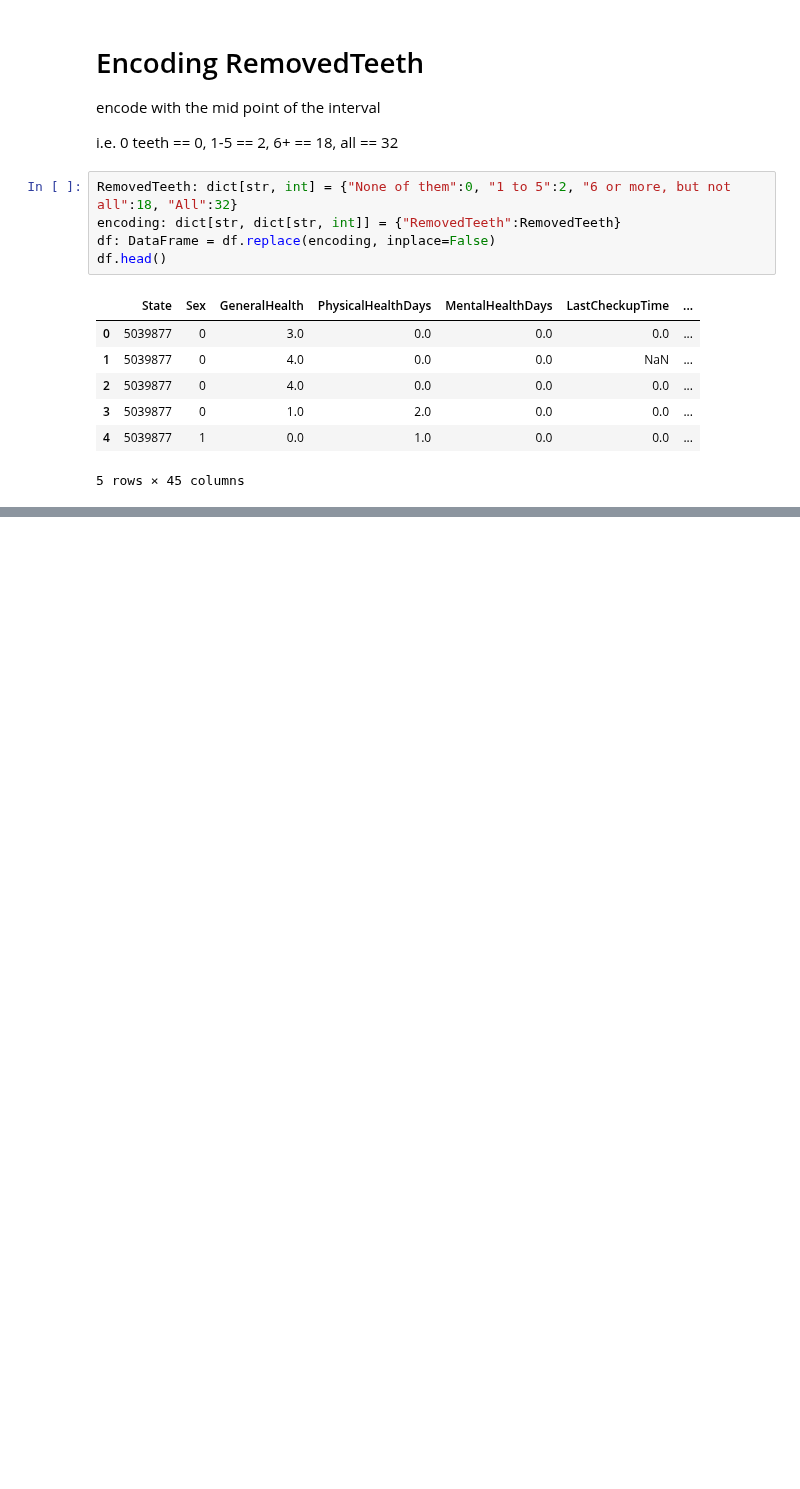
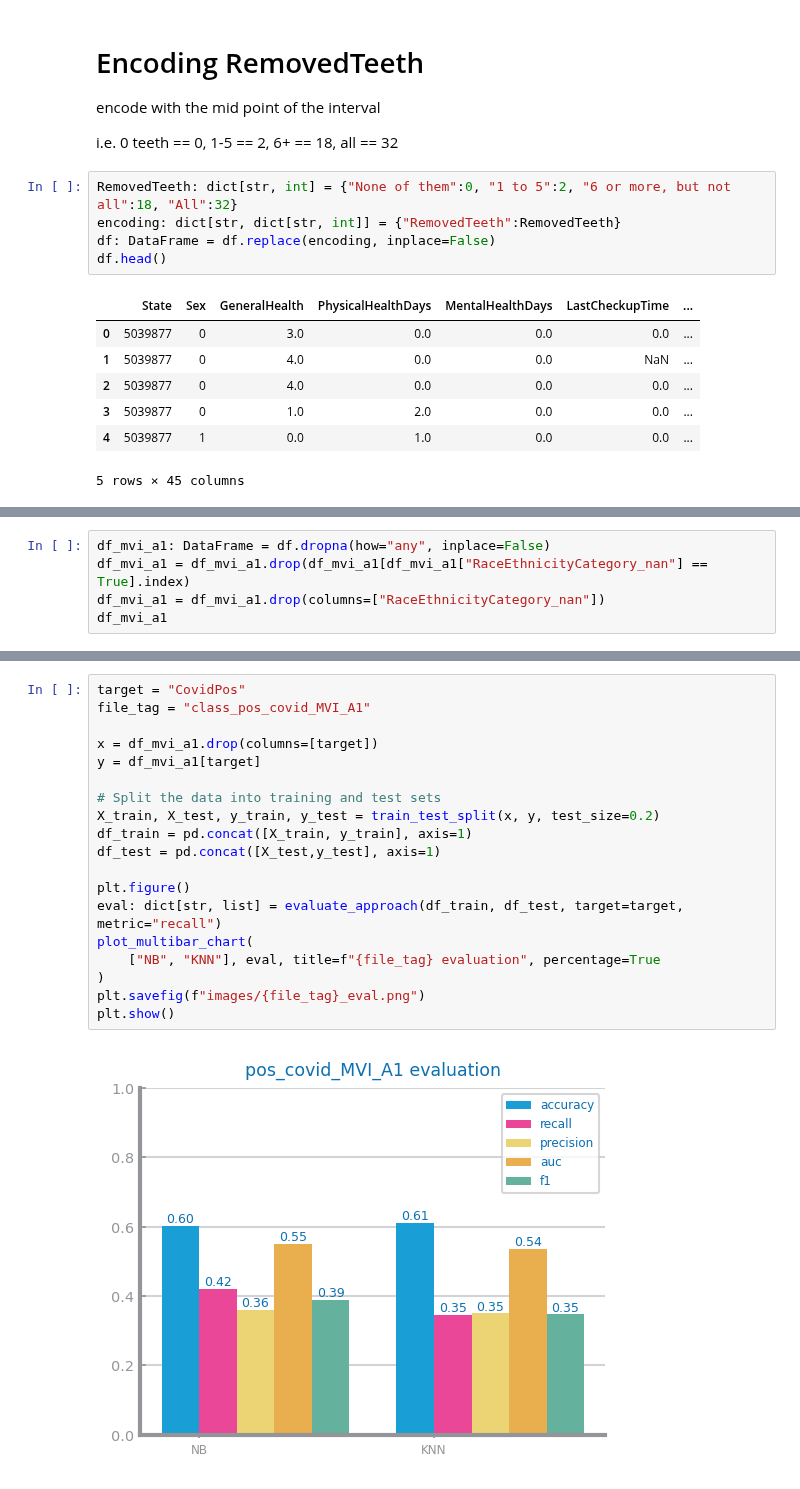
Before and after one commit to esteves3/data-science, a Jupyter notebook: pos-covid-preparation.ipynb, the cells around one changed output, grey strips where cells are left out. Cells and saved outputs as stored; diff of their text form; blank space fills up the shorter version.

Commit message:
pos-covid MVI

```diff
--- a/pos-covid-preparation.ipynb
+++ b/pos-covid-preparation.ipynb
@@ -178,0 +188,5 @@ df.head()
+# %%
+df_mvi_a1: DataFrame = df.dropna(how="any", inplace=False)
+df_mvi_a1 = df_mvi_a1.drop(df_mvi_a1[df_mvi_a1["RaceEthnicityCategory_nan"] == True].index)
+df_mvi_a1 = df_mvi_a1.drop(columns=["RaceEthnicityCategory_nan"])
+df_mvi_a1
@@ -178,0 +207,21 @@ df.head()
+# %%
+target = "CovidPos"
+file_tag = "class_pos_covid_MVI_A1"
+
+x = df_mvi_a1.drop(columns=[target])
+y = df_mvi_a1[target]
+
+# Split the data into training and test sets
+X_train, X_test, y_train, y_test = train_test_split(x, y, test_size=0.2)
+df_train = pd.concat([X_train, y_train], axis=1)
+df_test = pd.concat([X_test,y_test], axis=1)
+
+plt.figure()
+eval: dict[str, list] = evaluate_approach(df_train, df_test, target=target, metric="recall")
+plot_multibar_chart(
+    ["NB", "KNN"], eval, title=f"{file_tag} evaluation", percentage=True
+)
+plt.savefig(f"images/{file_tag}_eval.png")
+plt.show()
+# %% [output]
+[figure, added]
```
Also changed, not shown: parts of 9 cells of this notebook, 3 other files.
